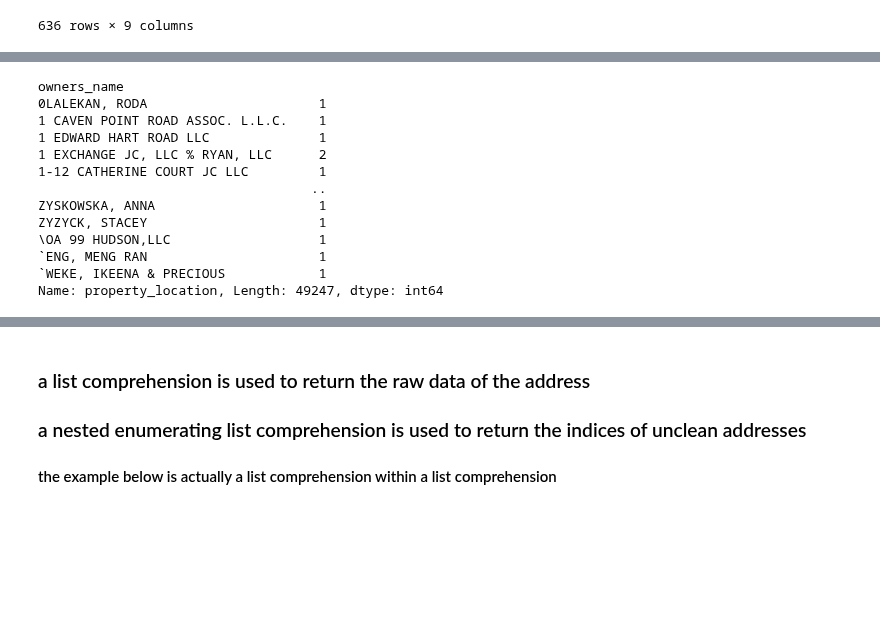
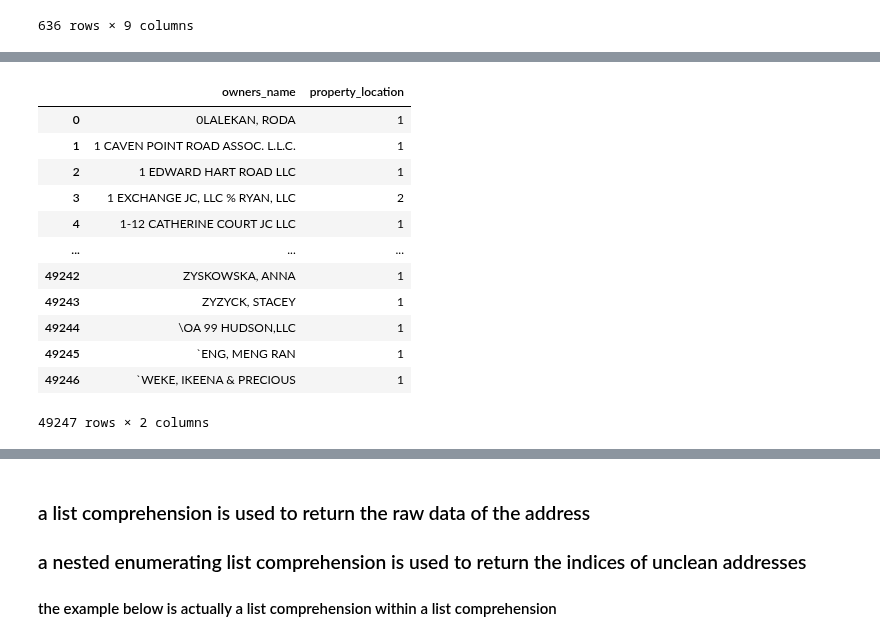
Before and after one commit to kylemichaelreaves/landlord_data, a Jupyter notebook: landlord_data.ipynb, the cells around one changed output, grey strips where cells are left out. Cells and saved outputs as stored; diff of their text form; code cells hidden in the pictures; blank space fills up the shorter version.

```diff
--- a/landlord_data.ipynb
+++ b/landlord_data.ipynb
@@ -677,18 +613,18 @@ Name: property_location, dtype: int64
 # %%
-jersey_city.groupby('owners_name')['property_location'].count()
+jersey_city.groupby('owners_name', as_index=False)['property_location'].count()
 # %% [output]
+|  | owners_name | property_location |
+| 0 | 0LALEKAN, RODA | 1 |
+| 1 | 1 CAVEN POINT ROAD ASSOC. L.L.C. | 1 |
+| 2 | 1 EDWARD HART ROAD LLC | 1 |
+| 3 | 1 EXCHANGE JC, LLC % RYAN, LLC | 2 |
+| 4 | 1-12 CATHERINE COURT JC LLC | 1 |
+| ... | ... | ... |
+| 49242 | ZYSKOWSKA, ANNA | 1 |
+| 49243 | ZYZYCK, STACEY | 1 |
+| 49244 | \OA 99 HUDSON,LLC | 1 |
+| 49245 | `ENG, MENG RAN | 1 |
+| 49246 | `WEKE, IKEENA & PRECIOUS | 1 |
-owners_name
-0LALEKAN, RODA                      1
-1 CAVEN POINT ROAD ASSOC. L.L.C.    1
-1 EDWARD HART ROAD LLC              1
-1 EXCHANGE JC, LLC % RYAN, LLC      2
-1-12 CATHERINE COURT JC LLC         1
-                                   ..
-ZYSKOWSKA, ANNA                     1
-ZYZYCK, STACEY                      1
-\OA 99 HUDSON,LLC                   1
-`ENG, MENG RAN                      1
-`WEKE, IKEENA & PRECIOUS            1
-Name: property_location, Length: 49247, dtype: int64
+49247 rows × 2 columns
 # %%
 test_data.to_csv('test_data.csv', index=None)
```
Also changed, not shown: parts of 22 cells of this notebook.
